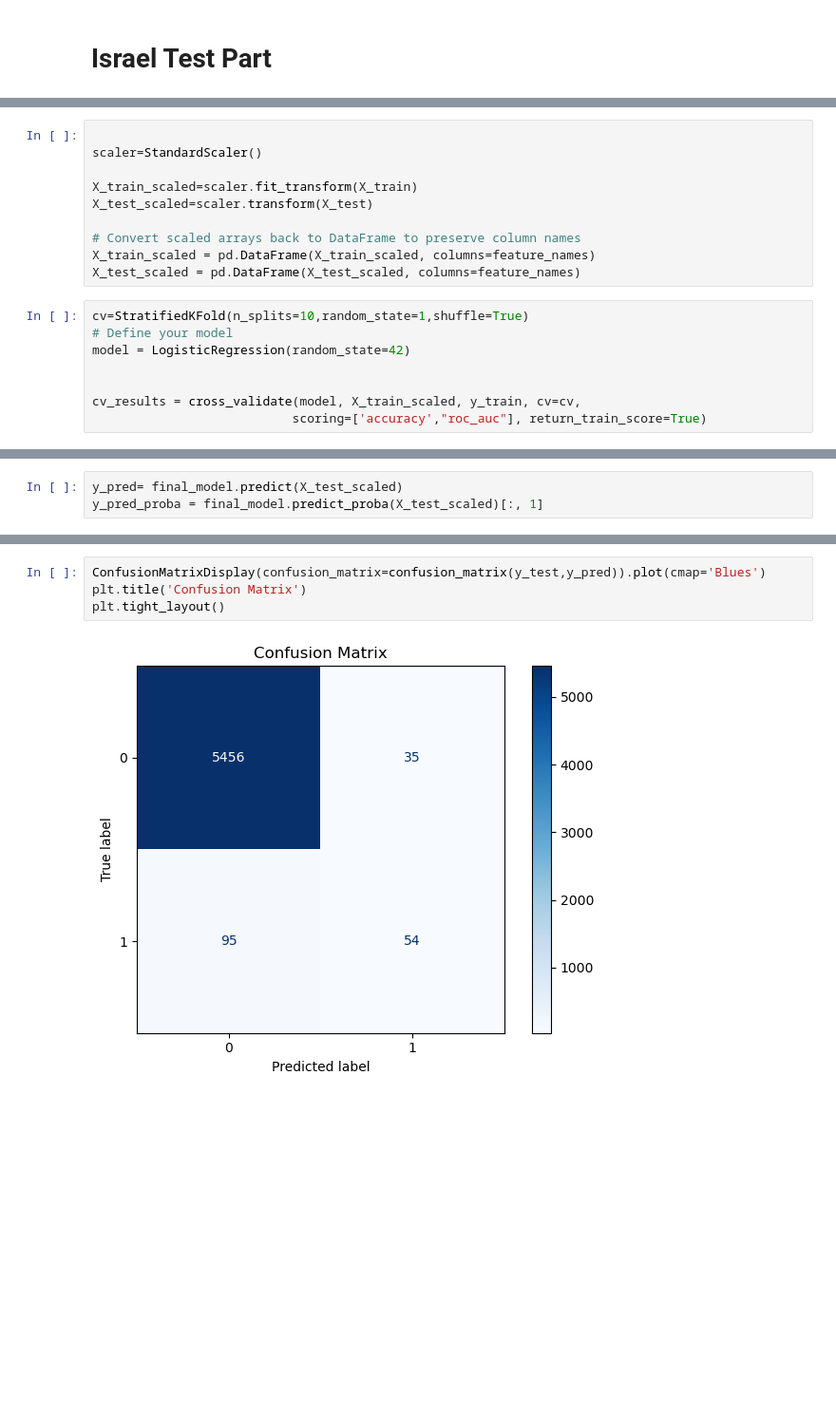
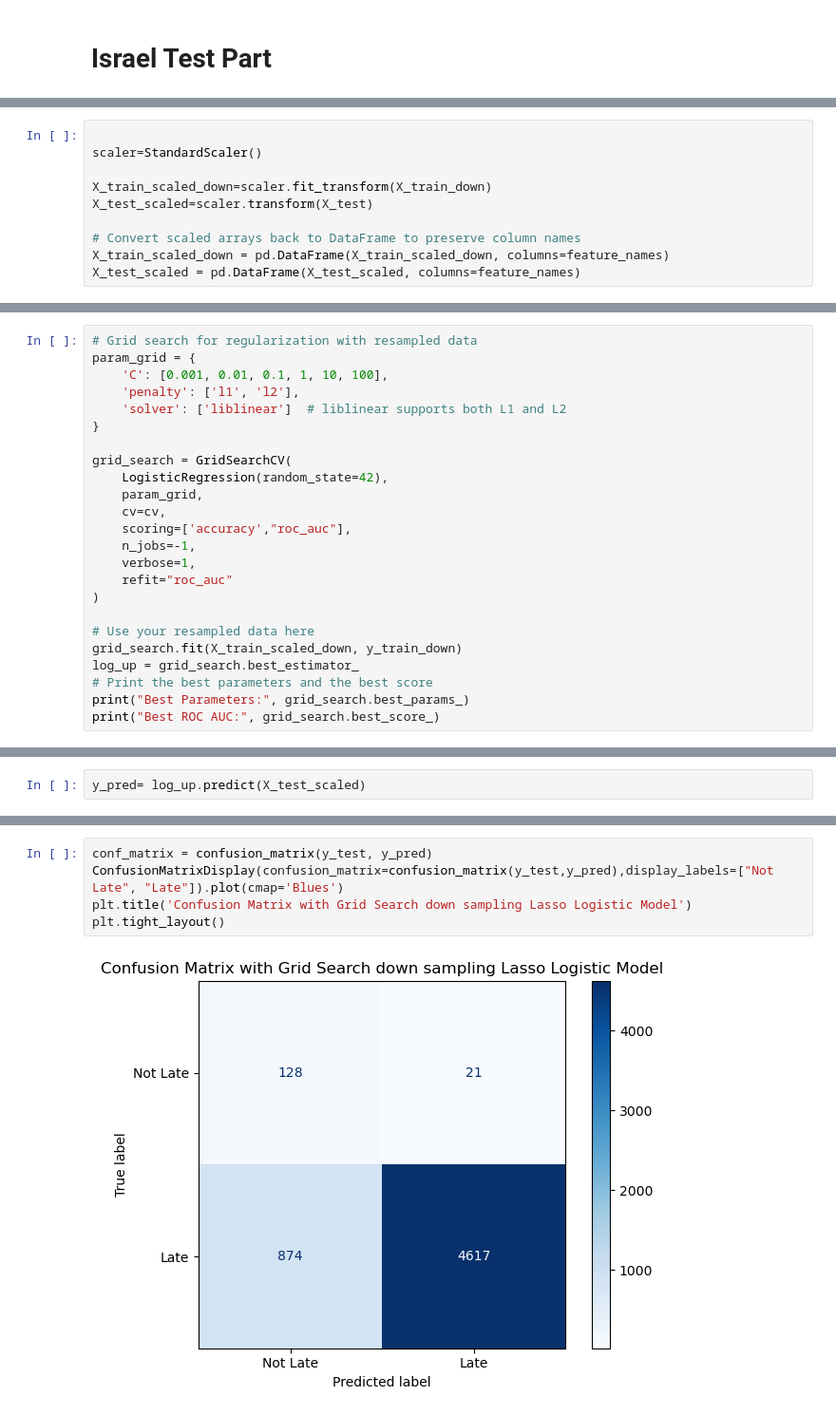
Before and after one commit to yzhao2433/LoanDelinquencyProject, a Jupyter notebook: data_prepartion.ipynb, the cells around one changed output, grey strips where cells are left out. Shown at 95% size. Saved outputs shown, nothing was run; the diff lists cells and outputs as text; blank space fills up the shorter version.

Commit message:
Added losic model for both upsampling and downsamoling

```diff
--- a/data_prepartion.ipynb
+++ b/data_prepartion.ipynb
@@ -524,17 +577,9 @@ feature_names = X.columns.tolist()
 
 scaler=StandardScaler()
 
-X_train_scaled=scaler.fit_transform(X_train)
+X_train_scaled_down=scaler.fit_transform(X_train_down)
 X_test_scaled=scaler.transform(X_test)
 
 # Convert scaled arrays back to DataFrame to preserve column names
-X_train_scaled = pd.DataFrame(X_train_scaled, columns=feature_names)
+X_train_scaled_down = pd.DataFrame(X_train_scaled_down, columns=feature_names)
 X_test_scaled = pd.DataFrame(X_test_scaled, columns=feature_names)
-# %%
-cv=StratifiedKFold(n_splits=10,random_state=1,shuffle=True)
-# Define your model
-model = LogisticRegression(random_state=42)
-
-
-cv_results = cross_validate(model, X_train_scaled, y_train, cv=cv,
-                           scoring=['accuracy',"roc_auc"], return_train_score=True)
@@ -556,0 +586,24 @@ final_model=model.fit(X_train_scaled,y_train)
+# %%
+# Grid search for regularization with resampled data
+param_grid = {
+    'C': [0.001, 0.01, 0.1, 1, 10, 100],
+    'penalty': ['l1', 'l2'],
+    'solver': ['liblinear']  # liblinear supports both L1 and L2
+}
+
+grid_search = GridSearchCV(
+    LogisticRegression(random_state=42),
+    param_grid,
+    cv=cv,
+    scoring=['accuracy',"roc_auc"],
+    n_jobs=-1,
+    verbose=1,
+    refit="roc_auc"
+)
+
+# Use your resampled data here
+grid_search.fit(X_train_scaled_down, y_train_down)
+log_up = grid_search.best_estimator_
+# Print the best parameters and the best score
+print("Best Parameters:", grid_search.best_params_)
+print("Best ROC AUC:", grid_search.best_score_)
@@ -585,3 +648,2 @@ plt.tight_layout()
 # %%
-y_pred= final_model.predict(X_test_scaled)
-y_pred_proba = final_model.predict_proba(X_test_scaled)[:, 1]
+y_pred= log_up.predict(X_test_scaled)
@@ -602,6 +665,7 @@ Test ROC AUC: 0.9876
 # %%
-ConfusionMatrixDisplay(confusion_matrix=confusion_matrix(y_test,y_pred)).plot(cmap='Blues')
-plt.title('Confusion Matrix')
+conf_matrix = confusion_matrix(y_test, y_pred)
+ConfusionMatrixDisplay(confusion_matrix=confusion_matrix(y_test,y_pred),display_labels=["Not Late", "Late"]).plot(cmap='Blues')
+plt.title('Confusion Matrix with Grid Search down sampling Lasso Logistic Model')
 plt.tight_layout()
 # %% [output]
-[figure, old version]
+[figure, new version]
```
Also changed, not shown: parts of 24 cells of this notebook.
